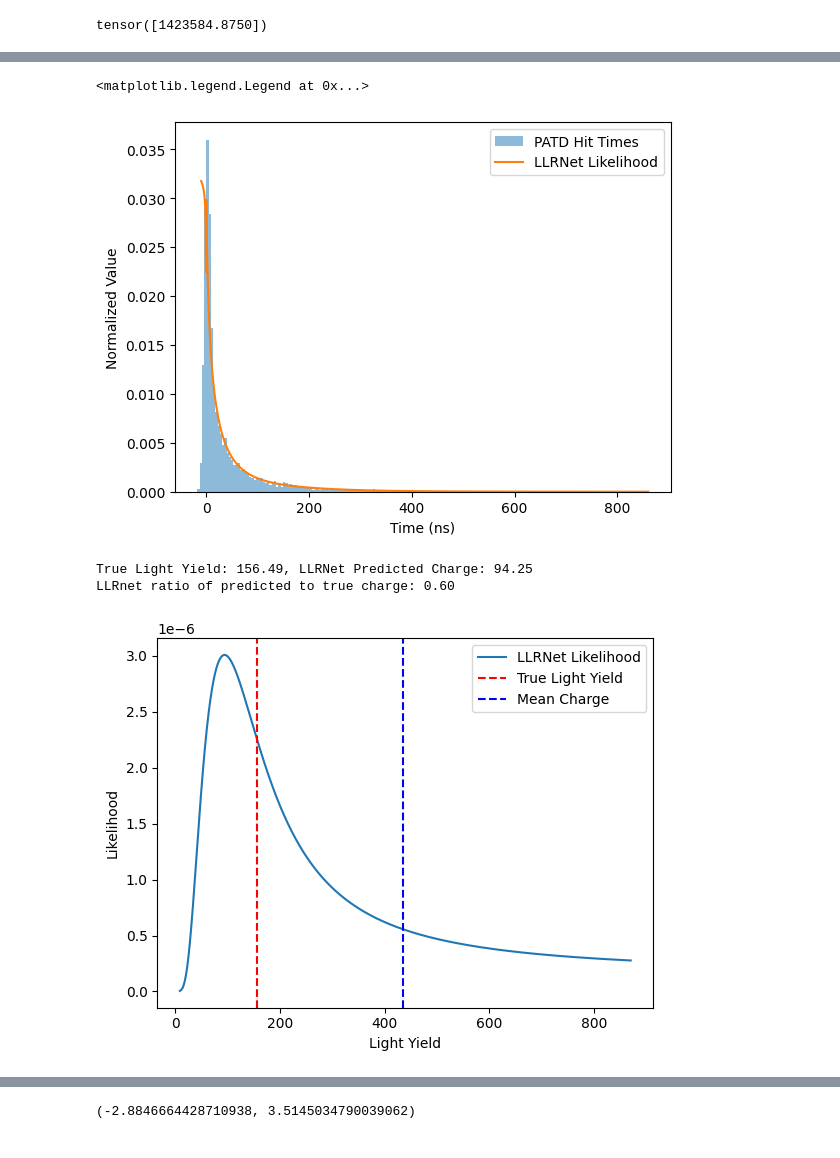
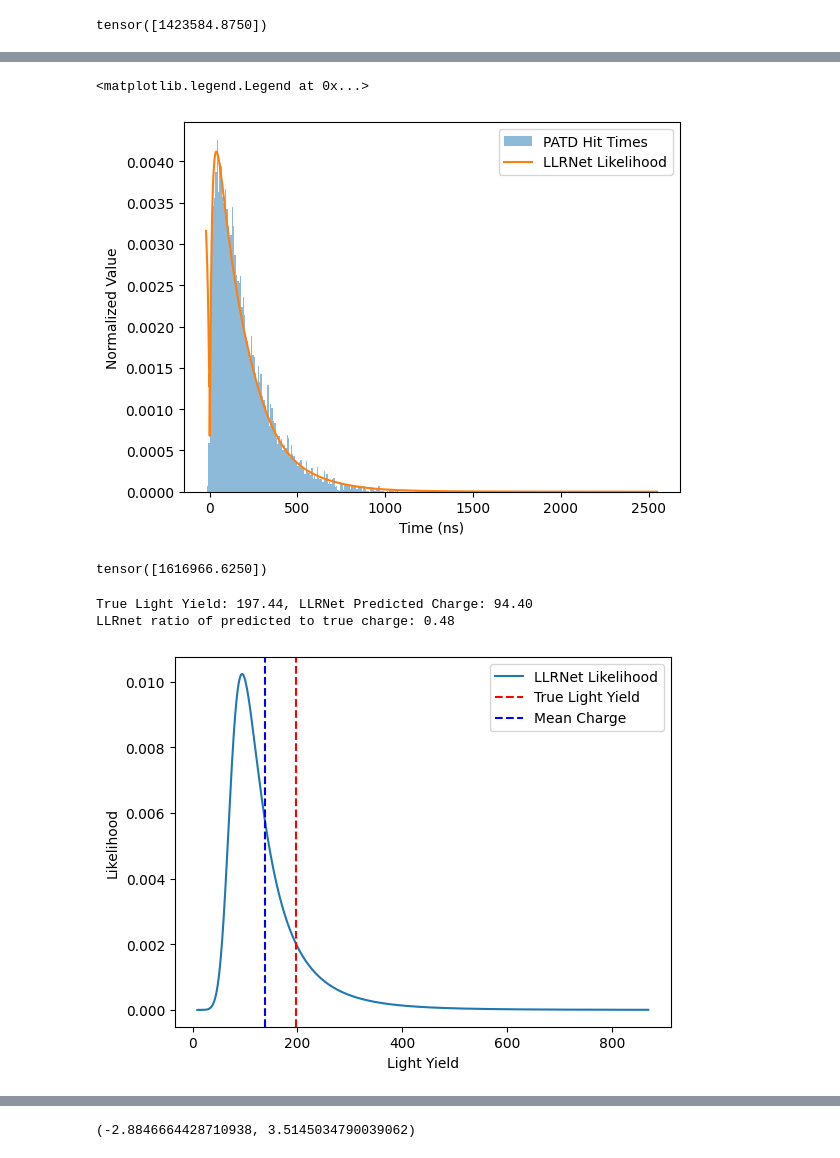
Before and after one commit to kristiantcho/nugget, a Jupyter notebook: nugget/examples/llr_testing.ipynb, the cells around one changed output, grey strips where cells are left out. Drawn from its saved outputs; the diff is of its cells as text; code cells hidden in the pictures.

```diff
--- a/nugget/examples/llr_testing.ipynb
+++ b/nugget/examples/llr_testing.ipynb
@@ -57,7 +60,7 @@ signal_sampler = nugget.samplers.cyl_sampler.CylinderSampler(
 importlib.reload(nugget.surrogates.LLRnet)
 
 llr_net = nugget.surrogates.LLRnet.LLRnet(
-    device=None,
+    device=device,
     domain_size=2500,
     dim=3,
     hidden_dims=[64, 64, 64, 64, 64, 64],
@@ -92,8 +95,8 @@ llr_net = nugget.surrogates.LLRnet.LLRnet(
     add_vertex_distance=True,
 )
 
-# llr_net.load_model('best_hit_llr_model_v7.pt')
-llr_net.load_model('best_charge_llr_model_v5.pt')
+# llr_net.load_model('best_hit_llr_model_v8.pt')
+llr_net.load_model('best_charge_llr_model_v6.pt')
 # history = pickle.load(open('hit_llr_v7_training_history.pkl', 'rb'))
 history = pickle.load(open('charge_llr_v5_training_history.pkl', 'rb'))
 # %% [output]
@@ -174,6 +171,6 @@ tensor([1424.5876])
 # %%
 num_photons = 0
-while num_photons < 5:
+while num_photons < 1:
     point = signal_sampler.sample_detector_points(1)[0]
     patd_dict = light_yield_surrogate_patd(opt_point=point, event_params=true_event)
     num_photons = patd_dict['num_photons']
@@ -182,8 +179,8 @@ num_photons = patd_dict['num_photons']
 test_event = true_event.copy()
 # test_event['direction'] = torch.nn.functional.normalize(test_event['direction'] - torch.tensor([200,0,0]).float(), p=2, dim=0) # flip the direction to test opposite direction
 # test_event['zenith'] = np.pi - test_event['zenith']  # flip the zenith to test opposite direction
-test_times = torch.logspace(torch.log10((patd_dict['t_geom_min'])-10), torch.log10(max(patd_dict['hit_times'])), steps=1000)
-test_patd_dict = {'hit_times': test_times, 'num_photons': 1000, 't_geom_min': patd_dict['t_geom_min']}
+test_times = torch.logspace(torch.log10((patd_dict['t_geom_min'])-20), torch.log10(max(patd_dict['hit_times'])+1000), steps=3000)
+test_patd_dict = {'hit_times': test_times, 'num_photons': 3000, 't_geom_min': patd_dict['t_geom_min']}
 features, num_photons = llr_net.prepare_features_patd(point=point, event_data=test_event, patd_result=test_patd_dict)
 likelihoods = llr_net.predict_likelihood_ratio(features)
 
@@ -205,7 +202,7 @@ plt.ylabel('Normalized Value')
 plt.legend()
 # %% [output]
 <matplotlib.legend.Legend at 0x...>
-[figure, old version]
+[figure, new version]
 # %%
 def find_llr_charge_peak(llr_net, point, event_parms, *, device,
                           n_scan=64, charge_floor=1e-3, charge_ceil=1e5):
@@ -238,10 +235,15 @@ def find_llr_charge_peak(llr_net, point, event_parms, *, device,
 
     likelihoods = []
     for test_charge in c_scan:
-        features = llr_net.prepare_features_charge(point=point, event_data=true_event, light_yield=test_charge)
+        features = llr_net.prepare_features_charge(point=point, event_data=event_parms, light_yield=test_charge)
         likelihoods.append(llr_net.predict_likelihood_ratio(features))
-    max_idx = torch.argmax(torch.stack(likelihoods))
+    max_idx = torch.argmax(torch.stack(likelihoods).squeeze(-1))
     return c_scan[max_idx]
+# %%
+true_event = signal_sampler.sample_events(1)[0]
+true_event['energy']
+# %% [output]
+tensor([1616966.6250])
 # %%
 charge = 0
 poisson_k=1.5
@@ -249,7 +251,7 @@ w_min=0.3
 w_max=2.0
 charge_floor=1e-3
 device = None
-n_quadrature = 1000
+n_quadrature = 20000
 mag_k = 0.2
 charge_ceil = 1e4
 while charge <= 100:
@@ -268,40 +270,40 @@ log_floor = np.log10(charge_floor)
 # 1. Order-of-magnitude term: scales with decades above the floor.
 mag_width = mag_k * (log_lam - log_floor)                      # (B,)
 # 2. Poisson relative width in decades (0.4342944819 = 1/ln(10)).
 poisson_width = poisson_k * 0.4342944819 / torch.sqrt(charge)     # (B,)
 
 width = torch.maximum(mag_width, poisson_width).clamp(min=w_min, max=w_max)  # (B,)
 
 log_lo = torch.clamp(log_lam - width, min=log_floor)                          # (B,)
 log_hi = torch.clamp(log_lam + width, max=np.log10(charge_ceil))            # (B,)
 
 alpha = torch.linspace(0.0, 1.0, n_quadrature, device=device)  # (N,)
 log_c_grid = log_lo + alpha * (log_hi - log_lo)
 test_charges = torch.pow(10.0, log_c_grid)
 likelihoods = []
 for test_charge in test_charges:
     features = llr_net.prepare_features_charge(point=point, event_data=true_event, light_yield=test_charge)
     likelihoods.append(llr_net.predict_likelihood_ratio(features))
-test_charge_diffs = [test_charges[0]]
-test_charge_diffs.extend(test_charges[1:] - test_charges[:-1])
-test_charge_diffs = torch.stack(test_charge_diffs)
-likelihoods = torch.stack(likelihoods)
-likelihoods = likelihoods / torch.sum(likelihoods*(test_charge_diffs))
+# test_charge_diffs = [test_charges[0]]
+# test_charge_diffs.extend(test_charges[1:] - test_charges[:-1])
+# test_charge_diffs = torch.stack(test_charge_diffs)
+likelihoods = torch.stack(likelihoods).squeeze(-1)
+likelihoods = likelihoods / torch.trapz(likelihoods, test_charges)
 plt.plot(test_charges.cpu().detach().numpy(), likelihoods.cpu().detach().numpy(), label='LLRNet Likelihood')
 #plot vertical line at the true charge
 plt.axvline(x=true_charge, color='red', linestyle='--', label='True Light Yield')
 #plot vertical line at the mean charge
-mean_charge = torch.sum(test_charges * likelihoods * test_charge_diffs)
+mean_charge = torch.trapz(test_charges * likelihoods, test_charges)
 plt.axvline(x=mean_charge.item(), color='blue', linestyle='--', label='Mean Charge')
 # plt.axvline(x=test_charges[torch.argmin(likelihoods)].item(), color='green', linestyle='--', label='LLRNet Predicted Charge')
 plt.xlabel('Light Yield')
 plt.ylabel('Likelihood')
 # plt.title('LLRNet Charge Likelihood')
 plt.legend()
 print(f'True Light Yield: {true_charge:.2f}, LLRNet Predicted Charge: {test_charges[torch.argmax(likelihoods)].item():.2f}')
 print(f'LLRnet ratio of predicted to true charge: {test_charges[torch.argmax(likelihoods)].item()/true_charge:.2f}')
 # %% [output]
-True Light Yield: 156.49, LLRNet Predicted Charge: 94.25
-LLRnet ratio of predicted to true charge: 0.60
+True Light Yield: 197.44, LLRNet Predicted Charge: 94.40
+LLRnet ratio of predicted to true charge: 0.48
-[figure, old version]
+[figure, new version]
 # %%
```
Also changed, not shown: parts of 7 cells of this notebook, 2 other files.
